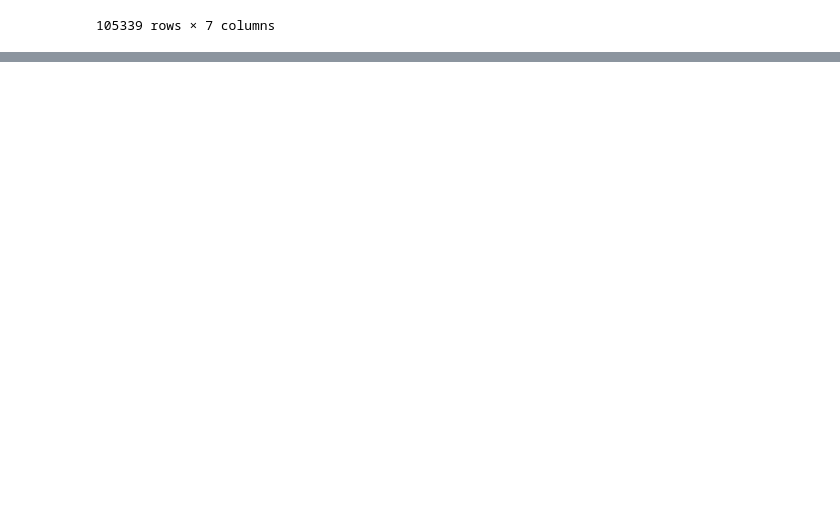
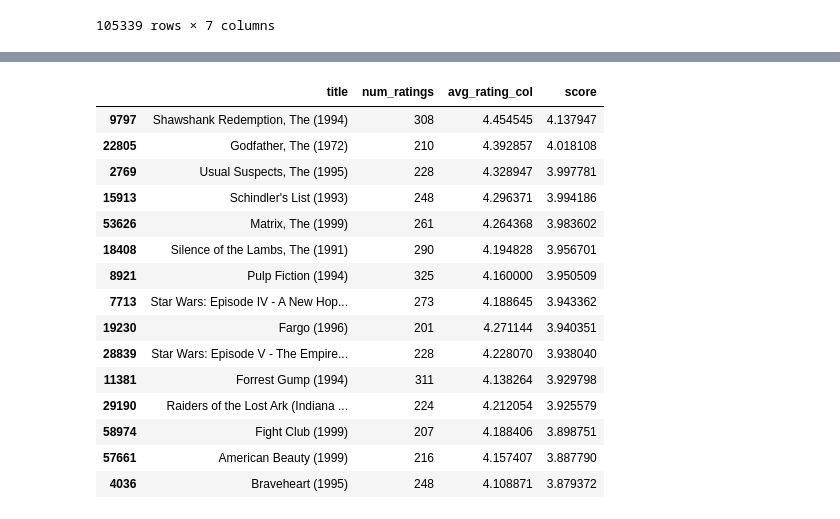
Before and after one commit to ethomps33/Final_Project, a Jupyter notebook: Resources/Movie Ratings.ipynb, the cells around one changed output, grey strips where cells are left out. Drawn from its saved outputs; the diff is of its cells as text; code cells hidden in the pictures; blank space fills up the shorter version.

```diff
--- a/Resources/Movie Ratings.ipynb
+++ b/Resources/Movie Ratings.ipynb
@@ -86,0 +115,31 @@ movie_ratings
+# %%
+def weighted_rating(x, m=m, C=avg_rating):
+    v = x['num_ratings']
+    R = x['avg_rating_col']
+    # Calculation based on the IMDB formula
+    return (v/(v+m) * R) + (m/(m+v) * C)
+# %%
+# Define a new feature 'score' and calculate its value with `weighted_rating()`
+filtered_movies['score'] = filtered_movies.apply(weighted_rating, axis=1)
+# %%
+filtered_movies = filtered_movies.sort_values('score', ascending=False)
+
+#Print the top 15 movies
+filtered_movies[['title', 'num_ratings', 'avg_rating_col', 'score']].drop_duplicates(subset='title', keep='first', inplace=False).head(15)
+# %% [output]
+|  | title | num_ratings | avg_rating_col | score |
+| 9797 | Shawshank Redemption, The (1994) | 308 | 4.454545 | 4.137947 |
+| 22805 | Godfather, The (1972) | 210 | 4.392857 | 4.018108 |
+| 2769 | Usual Suspects, The (1995) | 228 | 4.328947 | 3.997781 |
+| 15913 | Schindler's List (1993) | 248 | 4.296371 | 3.994186 |
+| 53626 | Matrix, The (1999) | 261 | 4.264368 | 3.983602 |
+| 18408 | Silence of the Lambs, The (1991) | 290 | 4.194828 | 3.956701 |
+| 8921 | Pulp Fiction (1994) | 325 | 4.160000 | 3.950509 |
+| 7713 | Star Wars: Episode IV - A New Hop... | 273 | 4.188645 | 3.943362 |
+| 19230 | Fargo (1996) | 201 | 4.271144 | 3.940351 |
+| 28839 | Star Wars: Episode V - The Empire... | 228 | 4.228070 | 3.938040 |
+| 11381 | Forrest Gump (1994) | 311 | 4.138264 | 3.929798 |
+| 29190 | Raiders of the Lost Ark (Indiana ... | 224 | 4.212054 | 3.925579 |
+| 58974 | Fight Club (1999) | 207 | 4.188406 | 3.898751 |
+| 57661 | American Beauty (1999) | 216 | 4.157407 | 3.887790 |
+| 4036 | Braveheart (1995) | 248 | 4.108871 | 3.879372 |
```
Also changed, not shown: parts of 3 cells of this notebook.
